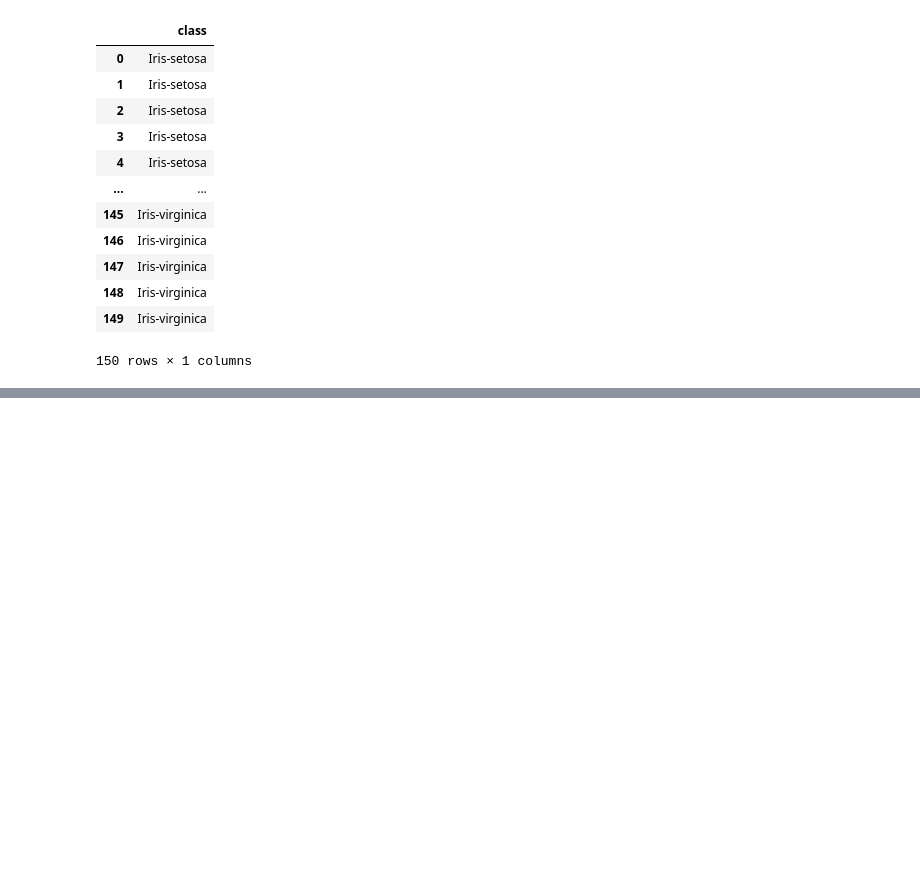
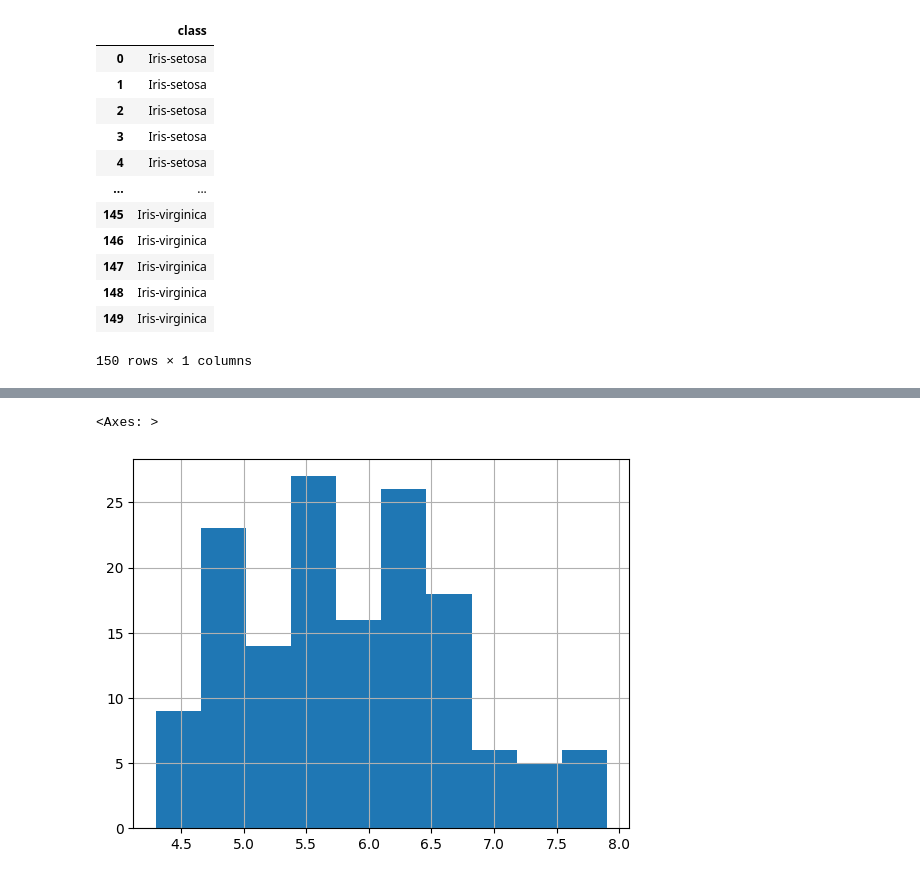
Before and after one commit to Manith-Ratnayake/UCI_machine_learning, a Jupyter notebook: Iris.ipynb, the cells around one changed output, grey strips where cells are left out. Cells and saved outputs as stored; diff of their text form; code cells hidden in the pictures; blank space fills up the shorter version.

```diff
--- a/Iris.ipynb
+++ b/Iris.ipynb
@@ -78,0 +132,5 @@ y
+# %%
+X["sepal length"].hist()
+# %% [output]
+<Axes: >
+[figure, added]
```
Also changed, not shown: parts of 29 cells of this notebook.
